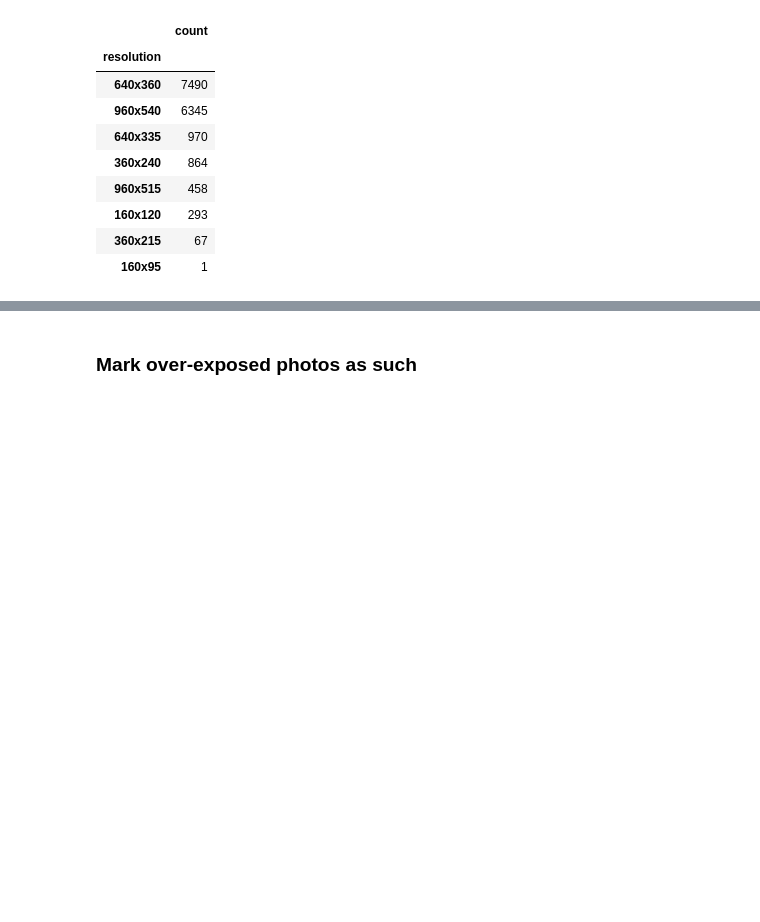
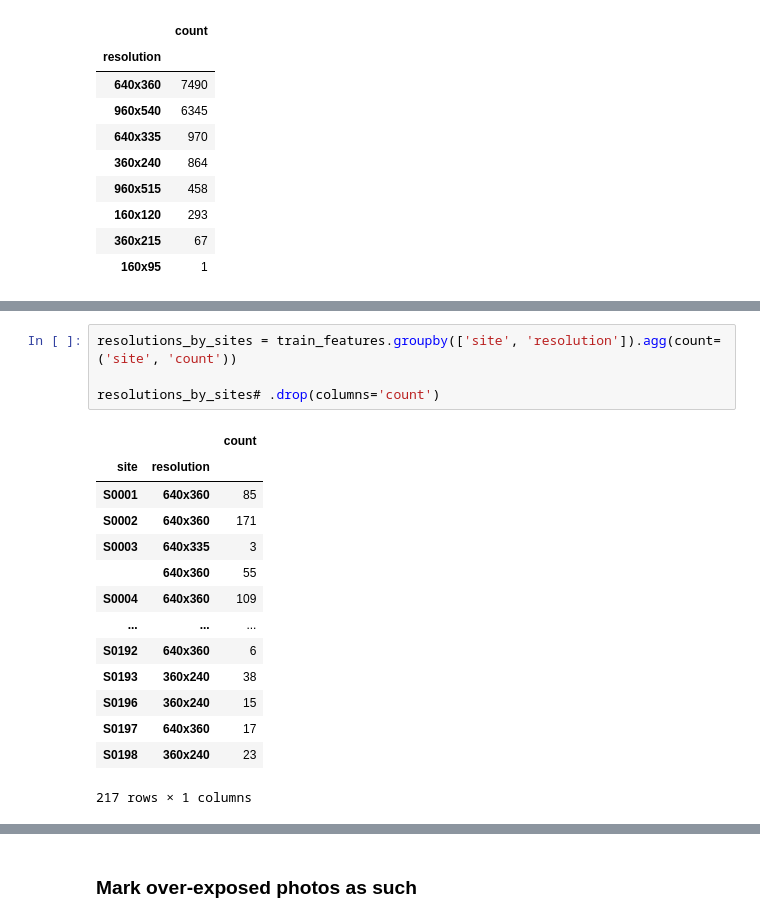
Before and after one commit to canonic-epicure/conservision, a Jupyter notebook: benchmark.ipynb, the cells around one changed output, grey strips where cells are left out. Cells and saved outputs as stored; diff of their text form; blank space fills up the shorter version.

```diff
--- a/benchmark.ipynb
+++ b/benchmark.ipynb
@@ -207,0 +193,19 @@ train_all
+# %%
+resolutions_by_sites = train_features.groupby(['site', 'resolution']).agg(count=('site', 'count'))
+
+resolutions_by_sites# .drop(columns='count')
+# %% [output]
+|  |  | count |
+| site | resolution |  |
+| S0001 | 640x360 | 85 |
+| S0002 | 640x360 | 171 |
+| S0003 | 640x335 | 3 |
+|  | 640x360 | 55 |
+| S0004 | 640x360 | 109 |
+| ... | ... | ... |
+| S0192 | 640x360 | 6 |
+| S0193 | 360x240 | 38 |
+| S0196 | 360x240 | 15 |
+| S0197 | 640x360 | 17 |
+| S0198 | 360x240 | 23 |
+217 rows × 1 columns
```
Also changed, not shown: parts of 36 cells of this notebook, 4 other files.
